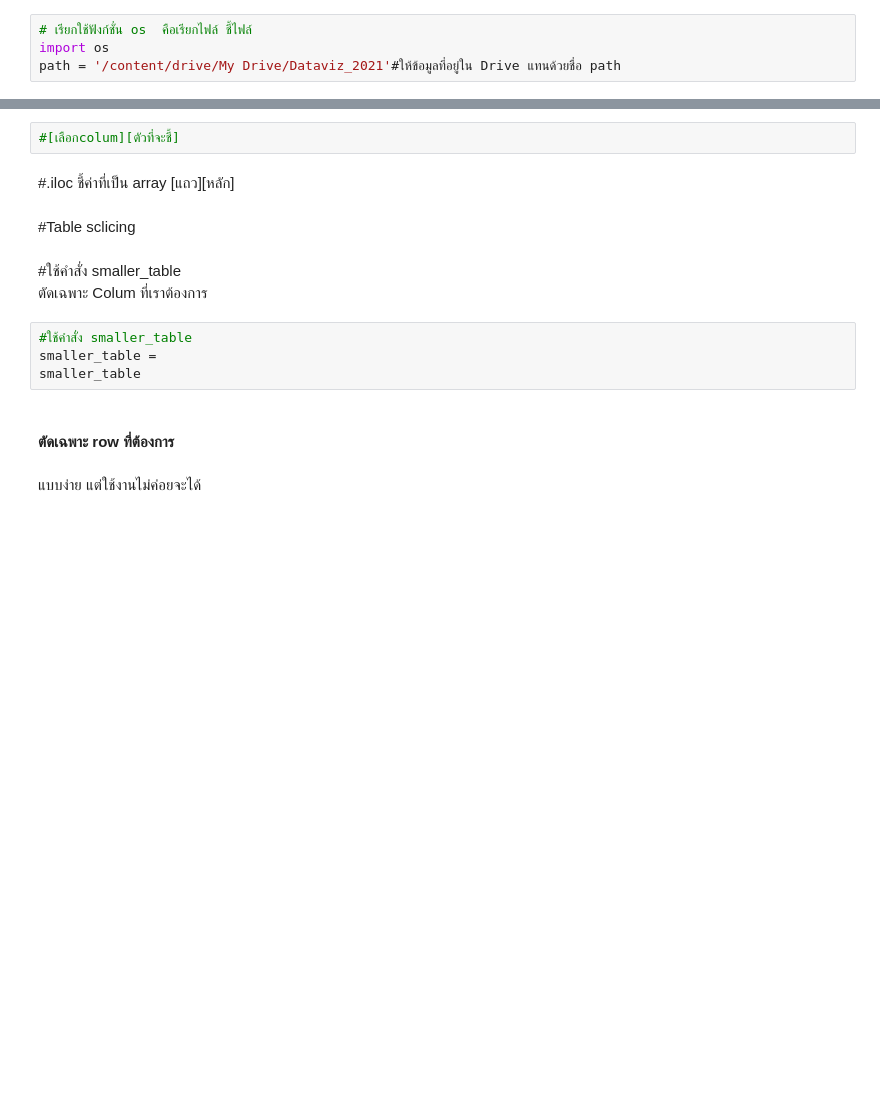
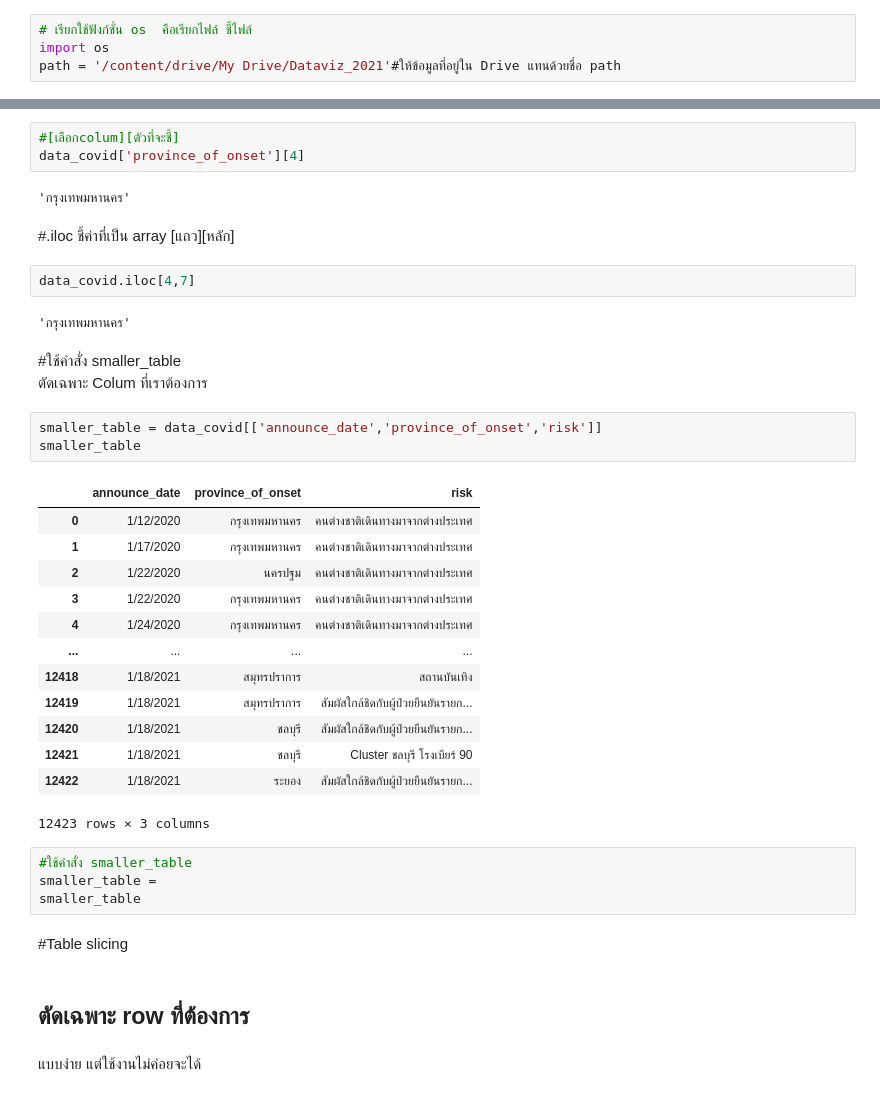
Before and after one commit to waraporn19/data_viz, a Jupyter notebook: Pandas_101.ipynb, the cells around one changed output, grey strips where cells are left out. Cells and saved outputs as stored; diff of their text form; blank space fills up the shorter version.

Commit message:
pandas indexing & slicing

```diff
--- a/Pandas_101.ipynb
+++ b/Pandas_101.ipynb
@@ -26,17 +58,41 @@ data_covid.shape
 # %%
 #[เลือกcolum][ตัวที่จะชี้]
+data_covid['province_of_onset'][4]
+# %% [output]
+'กรุงเทพมหานคร'
 # %% [markdown]
 #.iloc ชี้ค่าที่เป็น array [แถว][หลัก]
-# %% [markdown]
-#Table sclicing
+# %%
+data_covid.iloc[4,7]
+# %% [output]
+'กรุงเทพมหานคร'
 # %% [markdown]
 #ใช้คำสั่ง smaller_table
 ตัดเฉพาะ Colum ที่เราต้องการ
+# %%
+smaller_table = data_covid[['announce_date','province_of_onset','risk']]
+smaller_table
+# %% [output]
+|  | announce_date | province_of_onset | risk |
+| 0 | 1/12/2020 | กรุงเทพมหานคร | คนต่างชาติเดินทางมาจากต่างประเทศ |
+| 1 | 1/17/2020 | กรุงเทพมหานคร | คนต่างชาติเดินทางมาจากต่างประเทศ |
+| 2 | 1/22/2020 | นครปฐม | คนต่างชาติเดินทางมาจากต่างประเทศ |
+| 3 | 1/22/2020 | กรุงเทพมหานคร | คนต่างชาติเดินทางมาจากต่างประเทศ |
+| 4 | 1/24/2020 | กรุงเทพมหานคร | คนต่างชาติเดินทางมาจากต่างประเทศ |
+| ... | ... | ... | ... |
+| 12418 | 1/18/2021 | สมุทรปราการ | สถานบันเทิง |
+| 12419 | 1/18/2021 | สมุทรปราการ | สัมผัสใกล้ชิดกับผู้ป่วยยืนยันรายก... |
+| 12420 | 1/18/2021 | ชลบุรี | สัมผัสใกล้ชิดกับผู้ป่วยยืนยันรายก... |
+| 12421 | 1/18/2021 | ชลบุรี | Cluster ชลบุรี โรงเบียร์ 90 |
+| 12422 | 1/18/2021 | ระยอง | สัมผัสใกล้ชิดกับผู้ป่วยยืนยันรายก... |
+12423 rows × 3 columns
 # %%
 #ใช้คำสั่ง smaller_table
 smaller_table =
 smaller_table
+# %% [markdown]
+#Table slicing
 # %% [markdown]
-#### ตัดเฉพาะ row ที่ต้องการ
+## ตัดเฉพาะ row ที่ต้องการ
 # %% [markdown]
 แบบง่าย แต่ใช้งานไม่ค่อยจะได้
```
Also changed, not shown: parts of 17 cells of this notebook.
